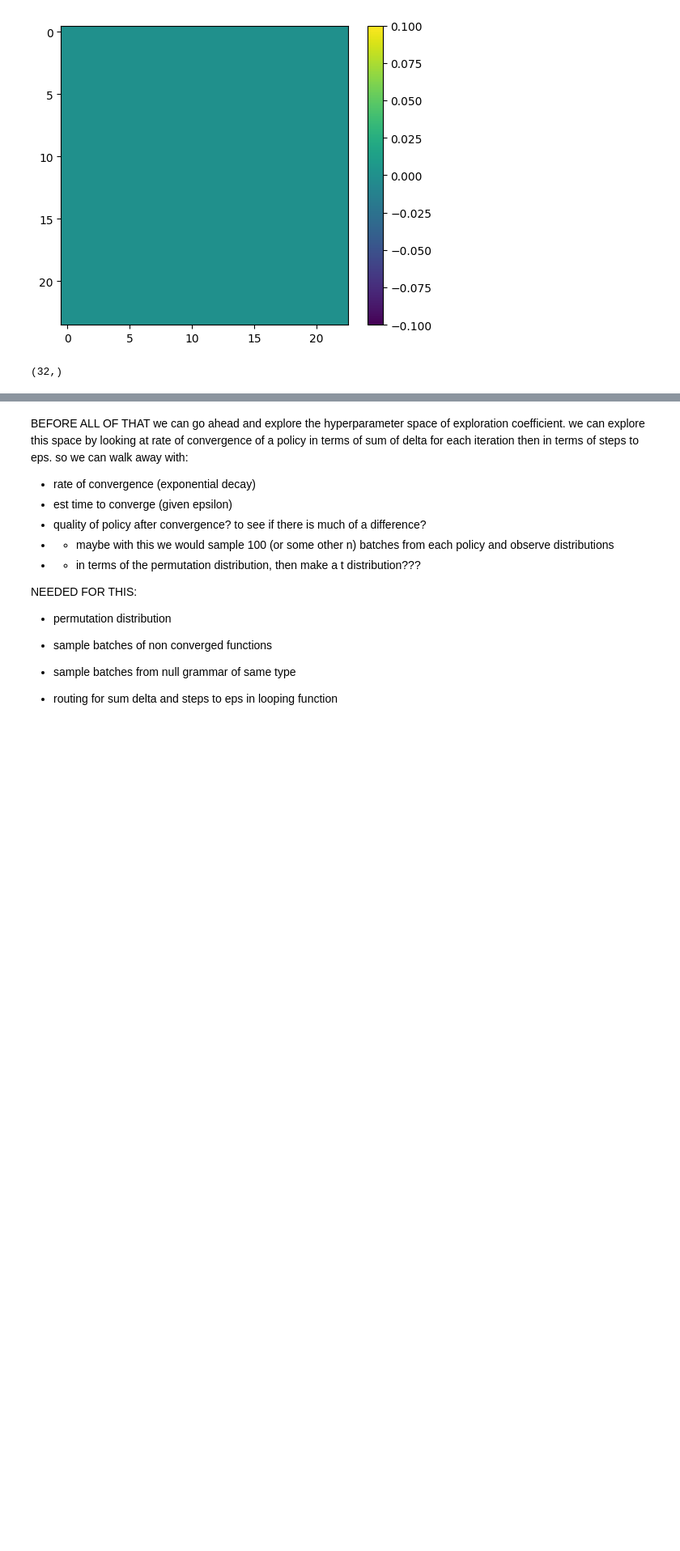
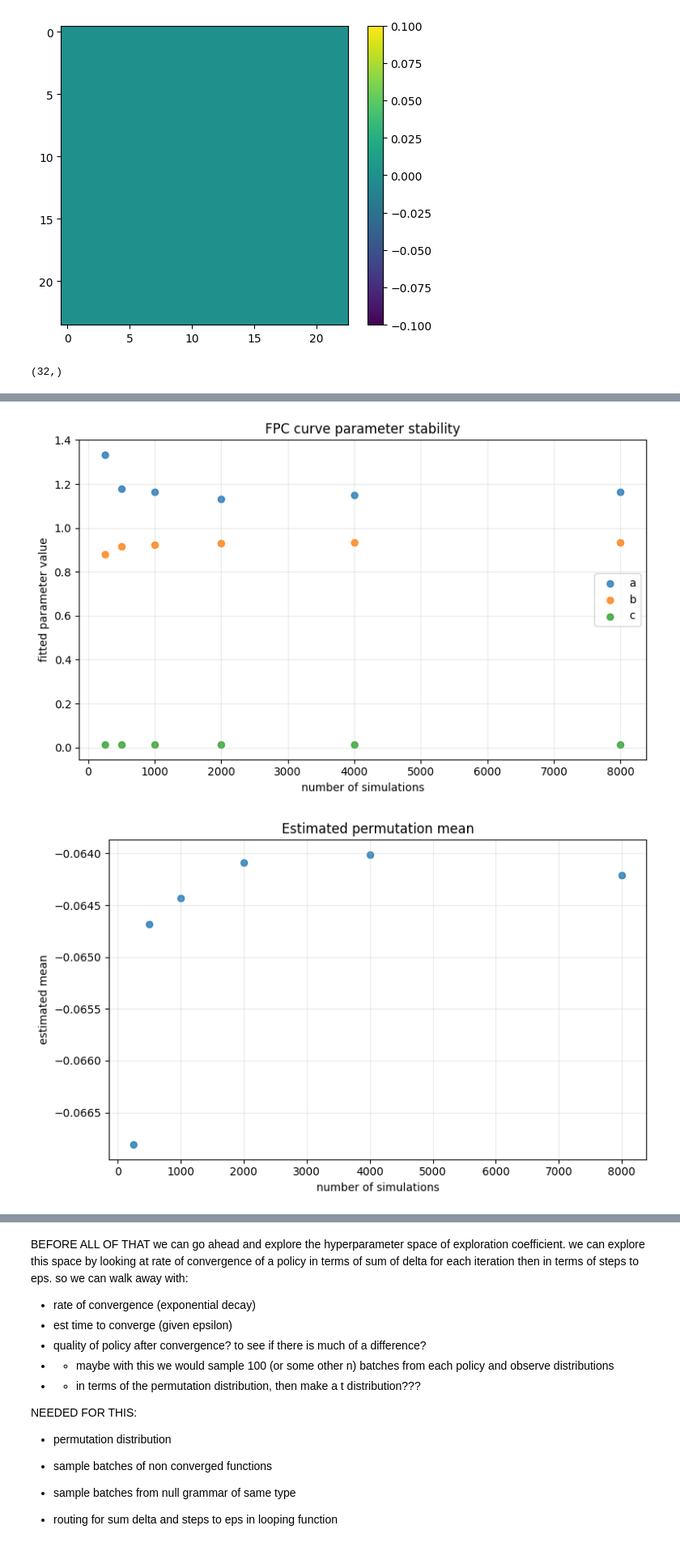
Before and after one commit to Logan-Kelsch/Structural_Regression, a Jupyter notebook: src/dev.ipynb, the cells around one changed output, grey strips where cells are left out. Shown at 81% size. Drawn from its saved outputs; the diff is of its cells as text; code cells hidden in the pictures; blank space fills up the shorter version.

```diff
--- a/src/dev.ipynb
+++ b/src/dev.ipynb
@@ -3559,0 +4105,51 @@ plt.show()
+# %%
+import matplotlib.pyplot as plt
+
+# FPC curve parameters
+plt.figure(figsize=(8, 5))
+plt.scatter(sims, fpc_a, s=35, alpha=0.8, label="a")
+plt.scatter(sims, fpc_b, s=35, alpha=0.8, label="b")
+plt.scatter(sims, fpc_c, s=35, alpha=0.8, label="c")
+plt.xlabel("number of simulations")
+plt.ylabel("fitted parameter value")
+plt.title("FPC curve parameter stability")
+plt.grid(True, alpha=0.25)
+plt.legend()
+plt.tight_layout()
+plt.show()
+
+
+# Estimated permutation mean
+plt.figure(figsize=(8, 5))
+plt.scatter(sims, est_mean, s=35, alpha=0.8)
+plt.xlabel("number of simulations")
+plt.ylabel("estimated mean")
+plt.title("Estimated permutation mean")
+plt.grid(True, alpha=0.25)
+plt.tight_layout()
+plt.show()
+
+
+# Estimated standard error
+plt.figure(figsize=(8, 5))
+plt.scatter(sims, est_SE, s=35, alpha=0.8)
+plt.xlabel("number of simulations")
+plt.ylabel("estimated standard error")
+plt.title("Estimated standard error")
+plt.grid(True, alpha=0.25)
+plt.tight_layout()
+plt.show()
+
+
+# Log RMSE
+plt.figure(figsize=(8, 5))
+plt.scatter(sims, logRMSE, s=35, alpha=0.8)
+plt.xlabel("number of simulations")
+plt.ylabel("log RMSE")
+plt.title("FPC curve fit error")
+plt.grid(True, alpha=0.25)
+plt.tight_layout()
+plt.show()
+# %% [output]
+[figure, added]
+[figure, added]
```
Also changed, not shown: parts of 12 cells of this notebook, 7 other files.
